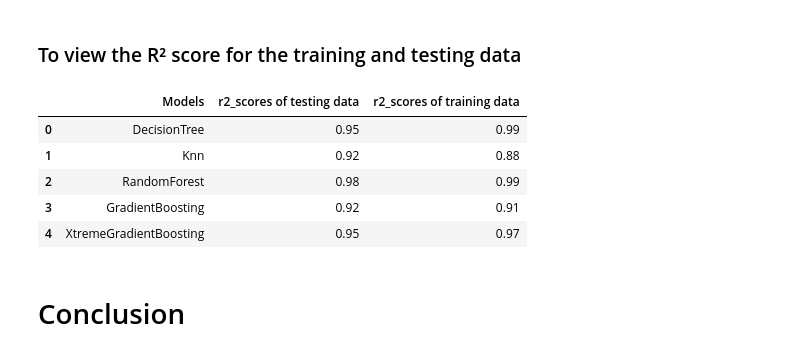
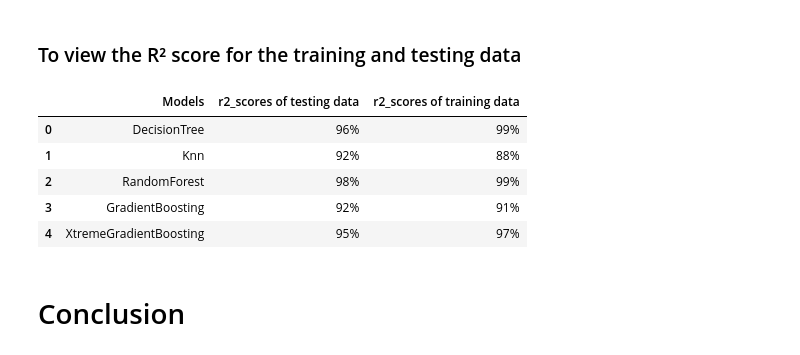
Before and after one commit to aumpanara-art/Texas-Employee-Salary-Prediction, a Jupyter notebook: Texas.ipynb, the cells around one changed output. Cells and saved outputs as stored; diff of their text form; code cells hidden in the pictures.

```diff
--- a/Texas.ipynb
+++ b/Texas.ipynb
@@ -1040,18 +1040,18 @@ r2_score(y_train , T_pred)
 # %%
 models=pd.DataFrame({
     'Models'                   : ['DecisionTree' , 'Knn' , 'RandomForest' , 'GradientBoosting' ,'XtremeGradientBoosting' ],
-    'r2_scores of testing data': [0.95,0.92,0.98,0.92 ,0.95 ],
-    'r2_scores of training data':[0.99,0.88,0.99 , 0.91,0.97]
+    'r2_scores of testing data': ['96%','92%','98%','92%' ,'95%' ],
+    'r2_scores of training data':['99%','88%','99%' , '91%','97%']
 })
 
 models
 # %% [output]
 |  | Models | r2_scores of testing data | r2_scores of training data |
-| 0 | DecisionTree | 0.95 | 0.99 |
-| 1 | Knn | 0.92 | 0.88 |
-| 2 | RandomForest | 0.98 | 0.99 |
-| 3 | GradientBoosting | 0.92 | 0.91 |
-| 4 | XtremeGradientBoosting | 0.95 | 0.97 |
+| 0 | DecisionTree | 96% | 99% |
+| 1 | Knn | 92% | 88% |
+| 2 | RandomForest | 98% | 99% |
+| 3 | GradientBoosting | 92% | 91% |
+| 4 | XtremeGradientBoosting | 95% | 97% |
 # %% [markdown]
 # Conclusion
 # %% [markdown]
```
Also changed, not shown: parts of 20 cells of this notebook.
